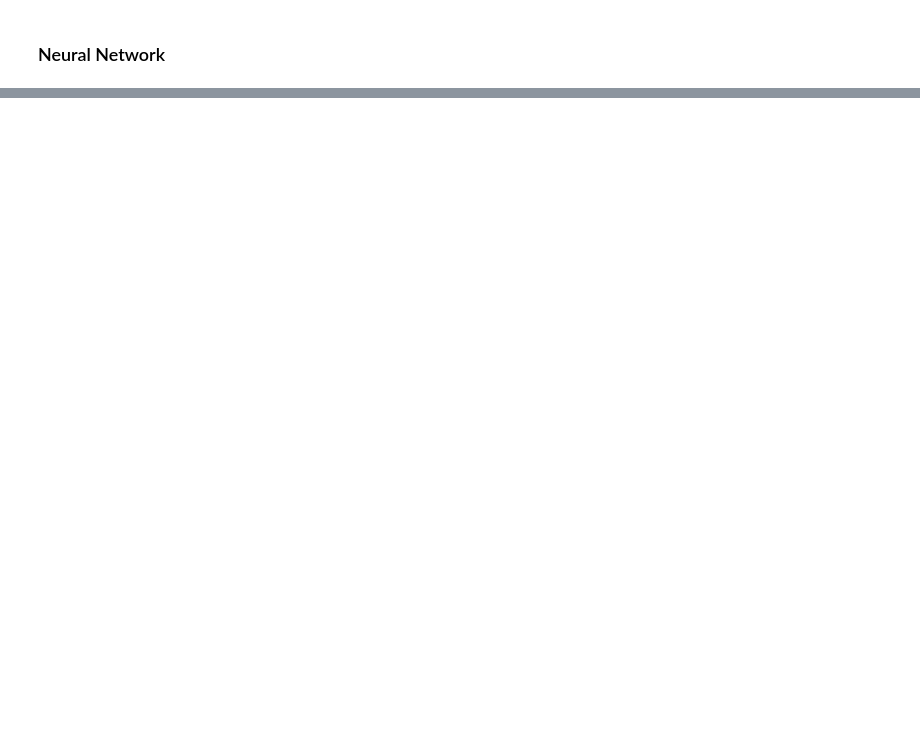
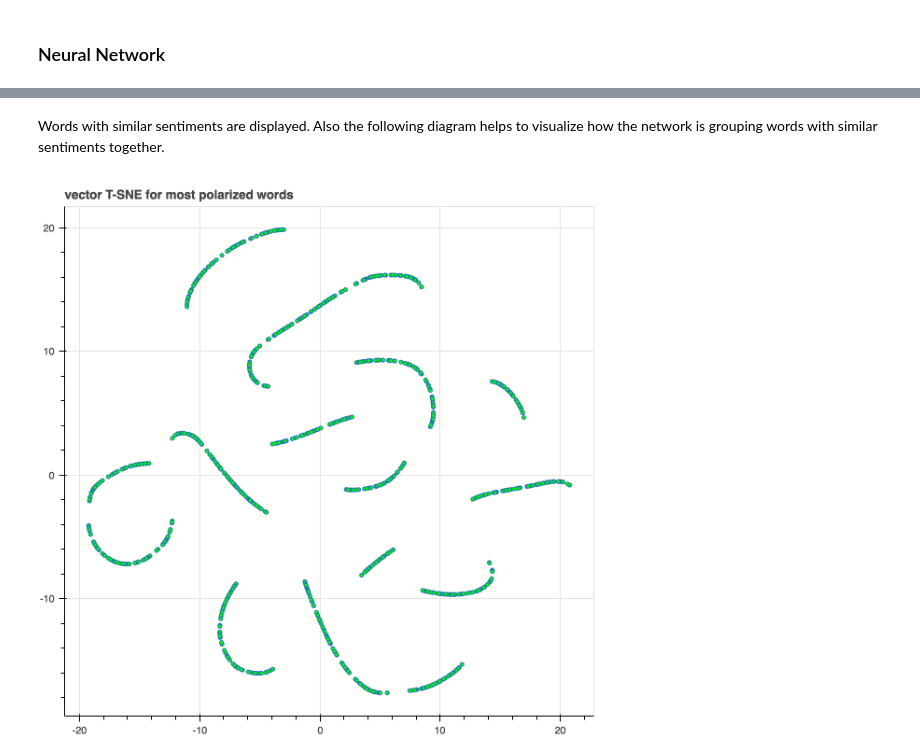
Before and after one commit to aramhamidi/AMC_Review_sentiment_Classification, a Jupyter notebook: AMC_Reveiw_Sentiment_Classification.ipynb, the cells around one changed output, grey strips where cells are left out. Cells and saved outputs as stored; diff of their text form; code cells hidden in the pictures; blank space fills up the shorter version.

```diff
--- a/AMC_Reveiw_Sentiment_Classification.ipynb
+++ b/AMC_Reveiw_Sentiment_Classification.ipynb
@@ -484,2 +450,3 @@ class SentimentNetwork:
 # %%
-mlp = SentimentNetwork(data[:-1000],labels[:-1000], learning_rate=0.1)
+mlp_full = SentimentNetwork(data[:-1000],labels[:-1000],min_count=20,polarity_cutoff=0.05, learning_rate=0.01)
+mlp_full.train(data[:-1000],labels[:-1000])
@@ -498,0 +501,2 @@ ValueError: shapes (1,1) and (10,1) not aligned: 1 (dim 1) != 10 (dim 0)
+# %% [markdown]
+Words with similar sentiments are displayed. Also the following diagram helps to visualize how the network is grouping words with similar sentiments together.
@@ -498,0 +514,42 @@ ValueError: shapes (1,1) and (10,1) not aligned: 1 (dim 1) != 10 (dim 0)
+# %%
+pos = 0
+neg = 0
+
+colors_list = list()
+vectors_list = list()
+for word in words_to_visualize:
+    if word in pos_neg_ratios.keys():
+        vectors_list.append(mlp_full.weights_0_1[mlp_full.word2index[word]])
+        if(pos_neg_ratios[word] > 0):
+            pos+=1
+            colors_list.append("#00ff00")
+        else:
+            neg+=1
+            colors_list.append("#000000")
+# %%
+
+tsne = TSNE(n_components=2, random_state=0)
+words_top_ted_tsne = tsne.fit_transform(vectors_list)
+# %%
+p = figure(tools="pan,wheel_zoom,reset,save",
+           toolbar_location="above",
+           title="vector T-SNE for most polarized words")
+
+source = ColumnDataSource(data=dict(x1=words_top_ted_tsne[:,0],
+                                    x2=words_top_ted_tsne[:,1],
+                                    names=words_to_visualize,
+                                    color=colors_list))
+# output_file('output4.html')
+p.scatter(x="x1", y="x2", size=4, source=source, fill_color="color")
+
+word_labels = LabelSet(x="x1", y="x2", text="names", y_offset=6,
+                  text_font_size="8pt", text_color="#555555",
+                  source=source, text_align='center')
+# p.add_layout(word_labels)
+
+# show(p)
+
+# green indicates positive words, black indicates negative words
+Image(filename='bokeh_plot (1).png')
+# %% [output]
+[figure, added]
```
Also changed, not shown: parts of 29 cells of this notebook, 4 other files.
